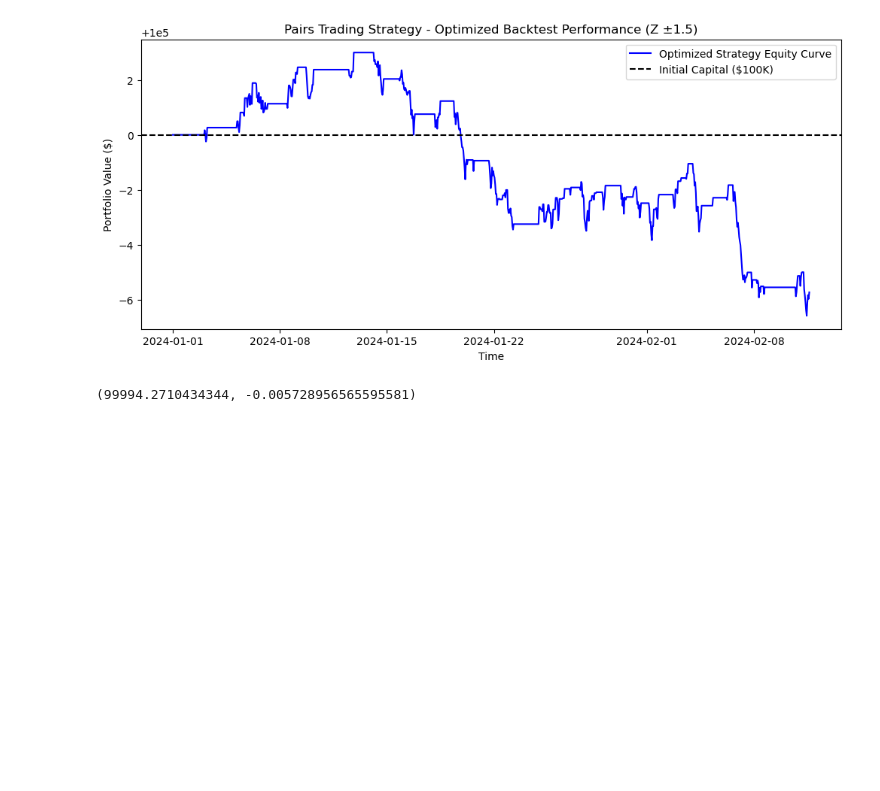
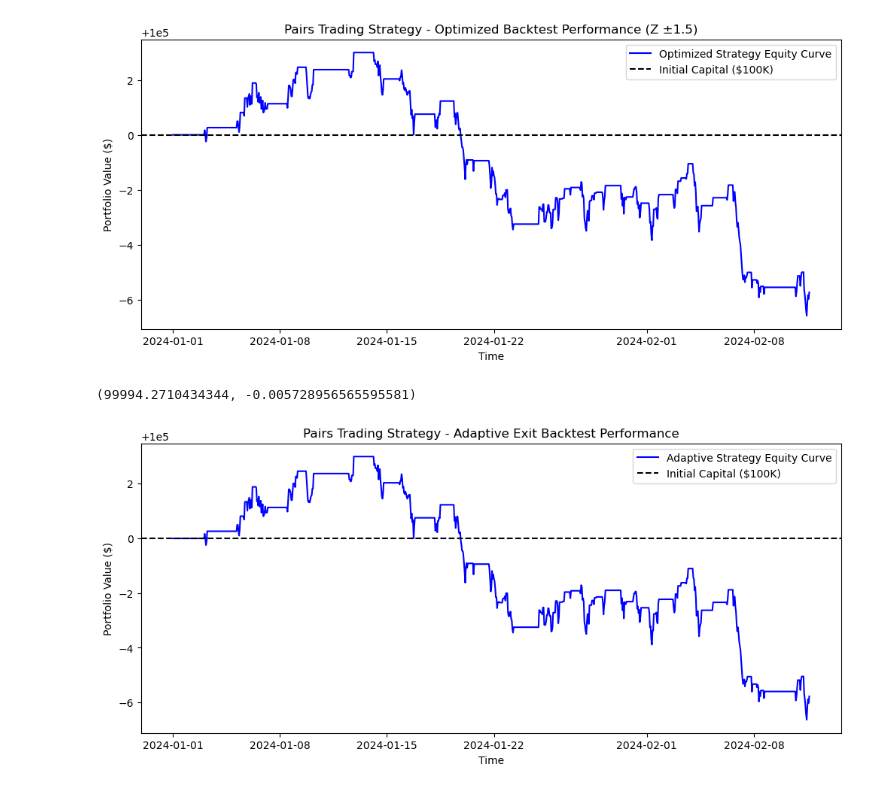
Before and after one commit to JacksonGiemza/stat-arb, a Jupyter notebook: ideation.ipynb, the cells around one changed output. Cells and saved outputs as stored; diff of their text form; code cells hidden in the pictures; blank space fills up the shorter version.

```diff
--- a/ideation.ipynb
+++ b/ideation.ipynb
@@ -377,3 +377,97 @@ final_optimized_value, optimized_total_return
 # %% [output]
 [figure]
 (99994.2710434344, -0.005728956565595581)
+# %%
+# Simulated price data (Replace this with actual API calls)
+np.random.seed(42)
+timestamps = pd.date_range(start="2024-01-01", periods=1000, freq="H")
+
+# Generate synthetic prices (for demonstration purposes)
+aapl_prices = 180 + np.cumsum(np.random.randn(1000) * 0.5)
+msft_prices = 400 + np.cumsum(np.random.randn(1000) * 0.5)
+
+# Create a DataFrame
+df = pd.DataFrame({"AAPL": aapl_prices, "MSFT": msft_prices}, index=timestamps)
+
+# ✅ Compute the spread
+spread = df['AAPL'] - df['MSFT']
+
+# ✅ Compute moving average & standard deviation of spread
+window = 50  # Rolling window for mean and std
+spread_mean = spread.rolling(window=window).mean()
+spread_std = spread.rolling(window=window).std()
+
+# ✅ Compute Z-score (standardized spread)
+z_score = (spread - spread_mean) / spread_std
+
+# ✅ Implementing Adaptive Exit Based on Rolling Standard Deviation
+
+# Define rolling window size
+rolling_window = 50
+
+# Compute rolling standard deviation of Z-score (Adaptive Exit Threshold)
+rolling_std = z_score.rolling(window=rolling_window).std()
+
+# Create a new signals DataFrame for adaptive exit
+adaptive_signals = pd.DataFrame(index=df.index)
+adaptive_signals["Z-score"] = z_score
+adaptive_signals["Position"] = 0  # Initialize position column
+
+# Entry Conditions (Same as before)
+adaptive_signals.loc[adaptive_signals["Z-score"] <= -1.5, "Position"] = 1   # Long (Buy AAPL, Sell MSFT)
+adaptive_signals.loc[adaptive_signals["Z-score"] >= 1.5, "Position"] = -1   # Short (Sell AAPL, Buy MSFT)
+
+# **Dynamic Exit Condition**: Exit when Z-score returns within 1 rolling standard deviation of mean
+adaptive_signals.loc[(adaptive_signals["Z-score"].abs() < rolling_std), "Position"] = 0
+
+# Shift to avoid lookahead bias
+adaptive_signals["Position"] = adaptive_signals["Position"].shift()
+
+# Define initial capital & trade size
+initial_capital = 100000  # Starting capital in USD
+trade_size = 100  # Number of shares per trade
+
+# ✅ Backtest with Adaptive Exit
+adaptive_backtest = df.copy()
+adaptive_backtest["Spread"] = spread
+adaptive_backtest["Z-score"] = z_score
+adaptive_backtest["Position"] = adaptive_signals["Position"]
+
+# Compute returns of AAPL and MSFT
+adaptive_backtest["AAPL Returns"] = adaptive_backtest["AAPL"].pct_change()
+adaptive_backtest["MSFT Returns"] = adaptive_backtest["MSFT"].pct_change()
+
+# Initialize strategy returns column
+adaptive_backtest["Strategy Returns"] = 0
+
+# Simulate trading logic
+for i in range(1, len(adaptive_backtest)):
+    if adaptive_backtest["Position"].iloc[i] == 1:  # Long AAPL, Short MSFT
+        adaptive_backtest.loc[adaptive_backtest.index[i], "Strategy Returns"] = (
+            trade_size * (adaptive_backtest["AAPL Returns"].iloc[i] - adaptive_backtest["MSFT Returns"].iloc[i])
+        )
+    elif adaptive_backtest["Position"].iloc[i] == -1:  # Short AAPL, Long MSFT
+        adaptive_backtest.loc[adaptive_backtest.index[i], "Strategy Returns"] = (
+            trade_size * (adaptive_backtest["MSFT Returns"].iloc[i] - adaptive_backtest["AAPL Returns"].iloc[i])
+        )
+
+# Compute cumulative returns
+adaptive_backtest["Cumulative Strategy Returns"] = adaptive_backtest["Strategy Returns"].cumsum() + initial_capital
+
+# ✅ Plot adaptive strategy performance
+plt.figure(figsize=(12, 5))
+plt.plot(adaptive_backtest.index, adaptive_backtest["Cumulative Strategy Returns"], label="Adaptive Strategy Equity Curve", color="blue")
+plt.axhline(initial_capital, color="black", linestyle="--", label="Initial Capital ($100K)")
+plt.title("Pairs Trading Strategy - Adaptive Exit Backtest Performance")
+plt.xlabel("Time")
+plt.ylabel("Portfolio Value ($)")
+plt.legend()
+plt.show()
+
+# ✅ Display final results after adaptive exit optimization
+final_adaptive_value = adaptive_backtest["Cumulative Strategy Returns"].iloc[-1]
+adaptive_total_return = (final_adaptive_value - initial_capital) / initial_capital * 100
+
+final_adaptive_value, adaptive_total_return
+# %% [output]
+[figure, added]
```
Also changed, not shown: parts of 5 cells of this notebook.
